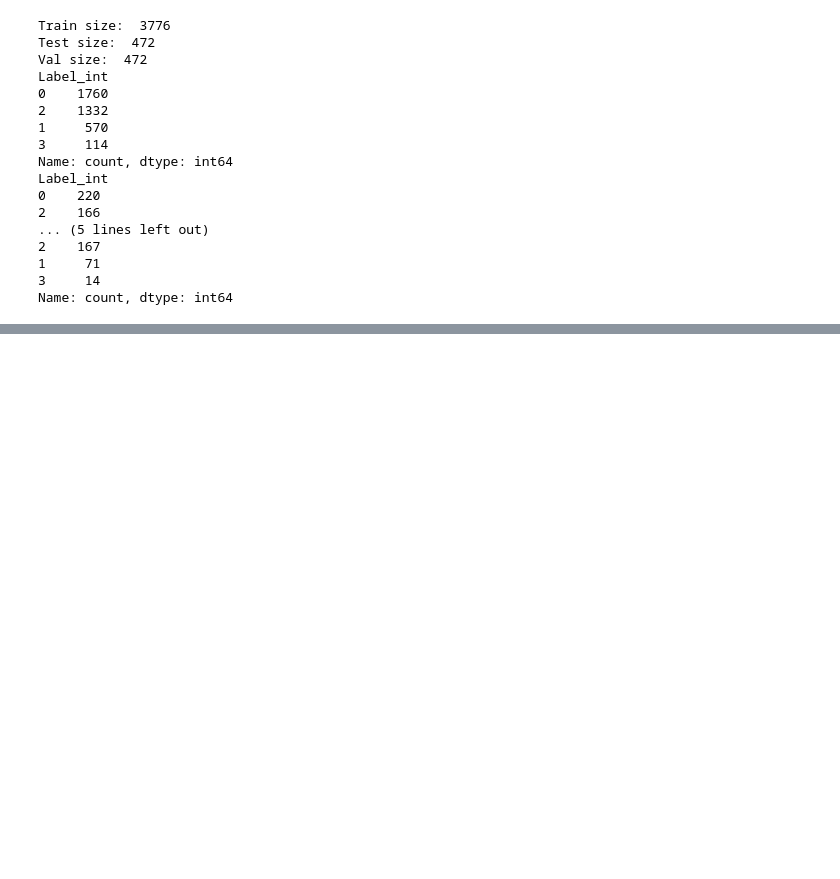
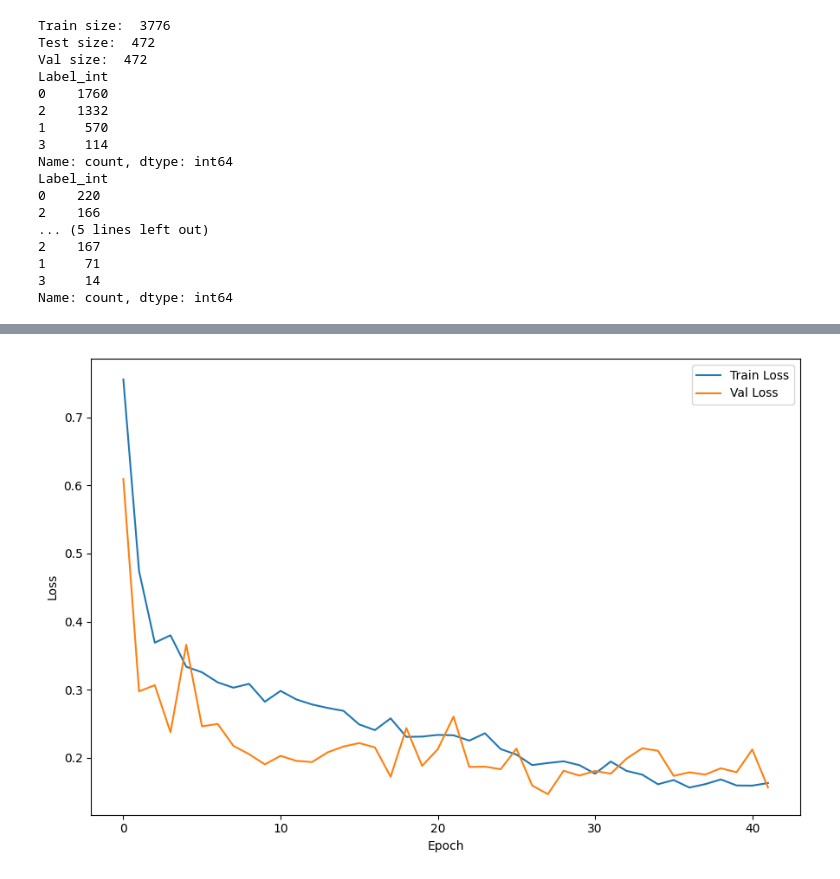
Before and after one commit to GaborinoS/MA-pre-work, a Jupyter notebook: Test_from_scratch/Finetune_NB.ipynb, the cells around one changed output, grey strips where cells are left out. Cells and saved outputs as stored; diff of their text form; code cells hidden in the pictures; blank space fills up the shorter version.

```diff
--- a/Test_from_scratch/Finetune_NB.ipynb
+++ b/Test_from_scratch/Finetune_NB.ipynb
@@ -124,5 +124,8 @@ class ContrastiveTripletModelwithPHEfficient(nn.Module):
 # %% [markdown]
 # Set here the Model that should be fintuned
 # %%
-Pretrain_model_dir = "./results/FIRST-2023-11-08-21-epochs-100-ADSMI"
+#Run1:
+#Pretrain_model_dir = "./results/FIRST-2023-11-08-21-epochs-100-ADSMI"
+#Run2:
+Pretrain_model_dir = "./results/CLR-2023-11-24-15-epochs-120-ADSMI-neu_V2"
 # %%
@@ -186,3 +215,6 @@ Label_int
 1     71
 3     14
 Name: count, dtype: int64
+# %%
+data,_ = next(iter(train_loader))
+data.shape
@@ -344,3 +402,19 @@ torch.save(model, finetune_results_dir + '/Full_model_checkpoint.pth')
+# %%
+# Convert tensors in the lists to numbers if necessary
+train_losses_cpu = [loss.cpu().item() if isinstance(loss, torch.Tensor) else loss for loss in train_losses]
+val_losses_cpu = [loss.cpu().item() if isinstance(loss, torch.Tensor) else loss for loss in val_losses]
+
+# Now plot these lists
+plt.figure(figsize=(9, 6))
+plt.plot(train_losses_cpu, label='Train Loss')
+plt.plot(val_losses_cpu, label='Val Loss')
+plt.xlabel('Epoch')
+plt.ylabel('Loss')
+plt.legend()
+plt.tight_layout()
+plt.show()
+# %% [output]
+[figure, added]
 # %%
 
 import seaborn as sns
```
Also changed, not shown: parts of 10 cells of this notebook, 11 other files.
